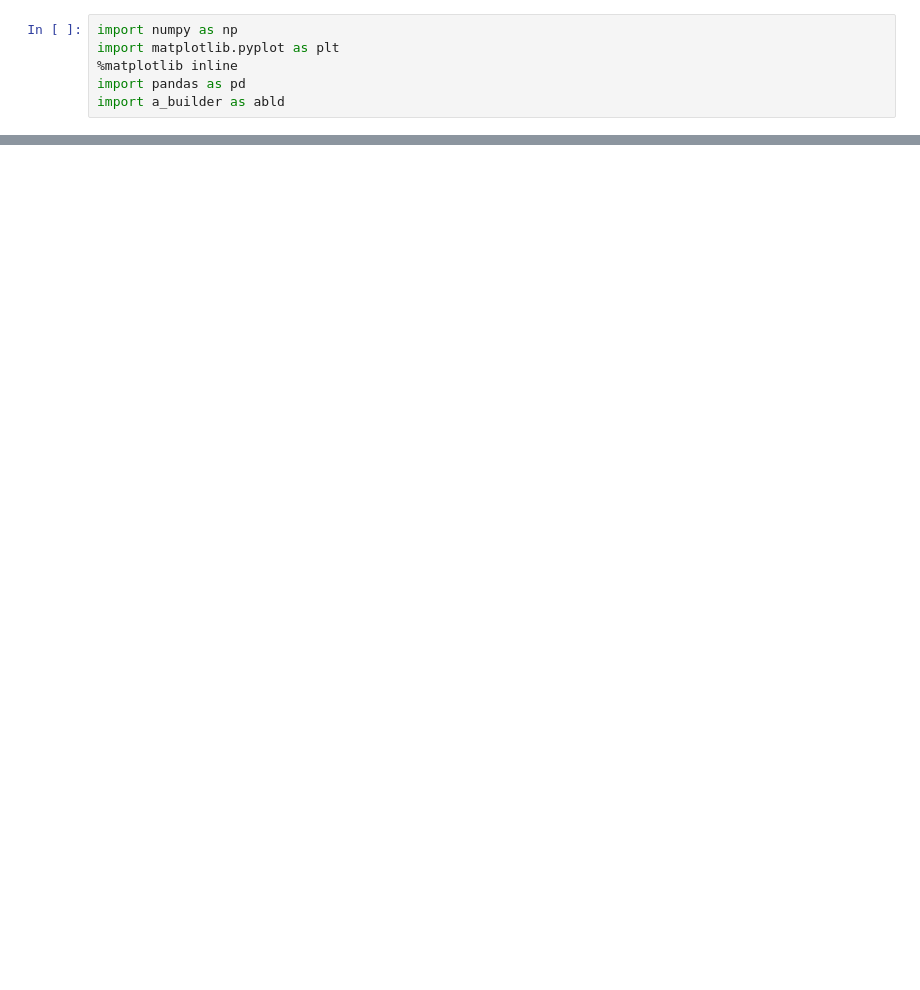
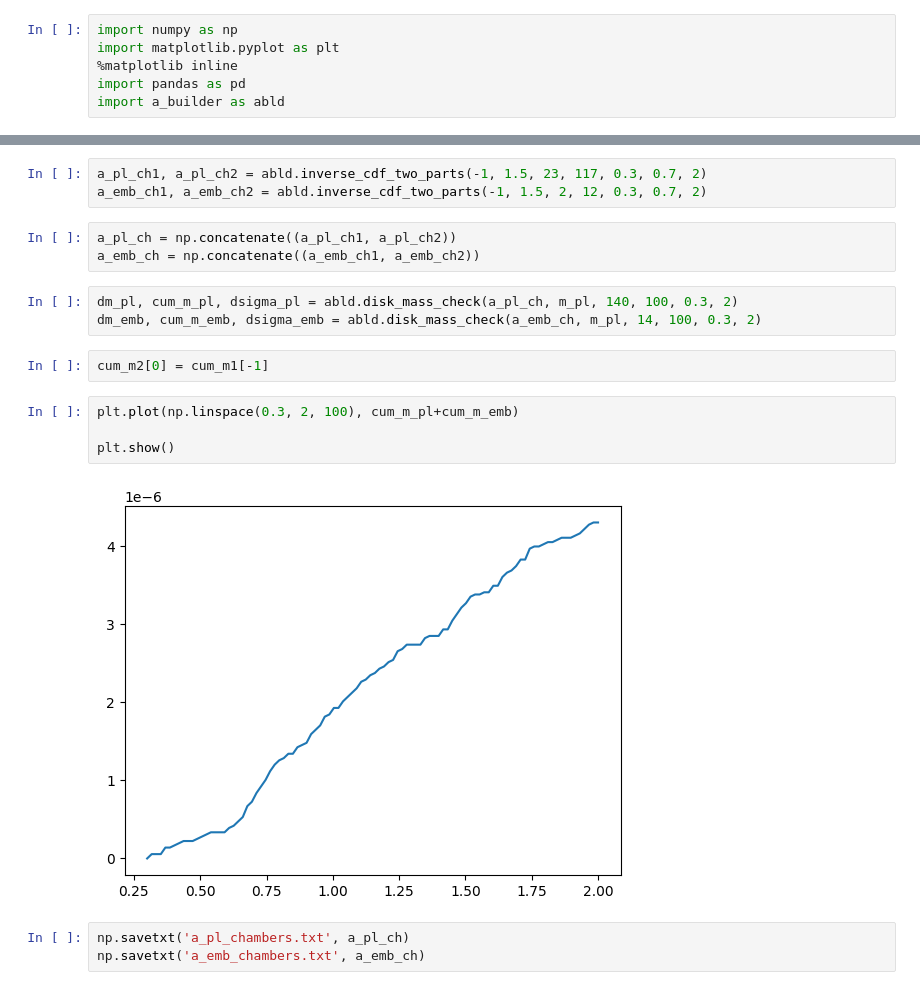
Before and after one commit to haniyehtajer/planetgarten, a Jupyter notebook: initial_disk_setup/disk_surface_density.ipynb, the cells around one changed output, grey strips where cells are left out. Drawn from its saved outputs; the diff is of its cells as text; blank space fills up the shorter version.

```diff
--- a/initial_disk_setup/disk_surface_density.ipynb
+++ b/initial_disk_setup/disk_surface_density.ipynb
@@ -74,0 +105,20 @@ plt.show()
+# %%
+a_pl_ch1, a_pl_ch2 = abld.inverse_cdf_two_parts(-1, 1.5, 23, 117, 0.3, 0.7, 2)
+a_emb_ch1, a_emb_ch2 = abld.inverse_cdf_two_parts(-1, 1.5, 2, 12, 0.3, 0.7, 2)
+# %%
+a_pl_ch = np.concatenate((a_pl_ch1, a_pl_ch2))
+a_emb_ch = np.concatenate((a_emb_ch1, a_emb_ch2))
+# %%
+dm_pl, cum_m_pl, dsigma_pl = abld.disk_mass_check(a_pl_ch, m_pl, 140, 100, 0.3, 2)
+dm_emb, cum_m_emb, dsigma_emb = abld.disk_mass_check(a_emb_ch, m_pl, 14, 100, 0.3, 2)
+# %%
+cum_m2[0] = cum_m1[-1]
+# %%
+plt.plot(np.linspace(0.3, 2, 100), cum_m_pl+cum_m_emb)
+
+plt.show()
+# %% [output]
+[figure, added]
+# %%
+np.savetxt('a_pl_chambers.txt', a_pl_ch)
+np.savetxt('a_emb_chambers.txt', a_emb_ch)
```
Also changed, not shown: parts of 9 cells of this notebook, 3 other files.
